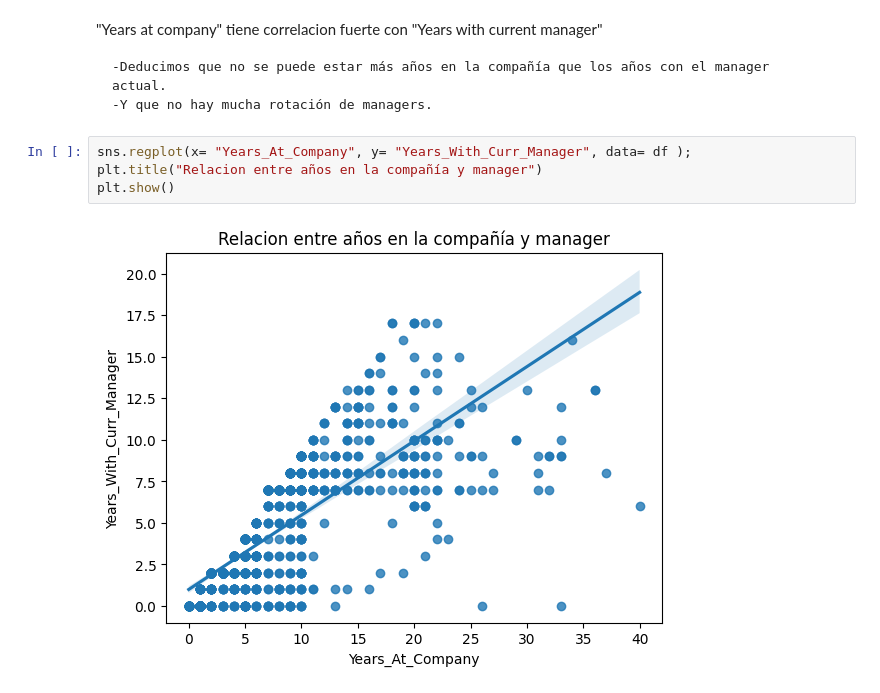
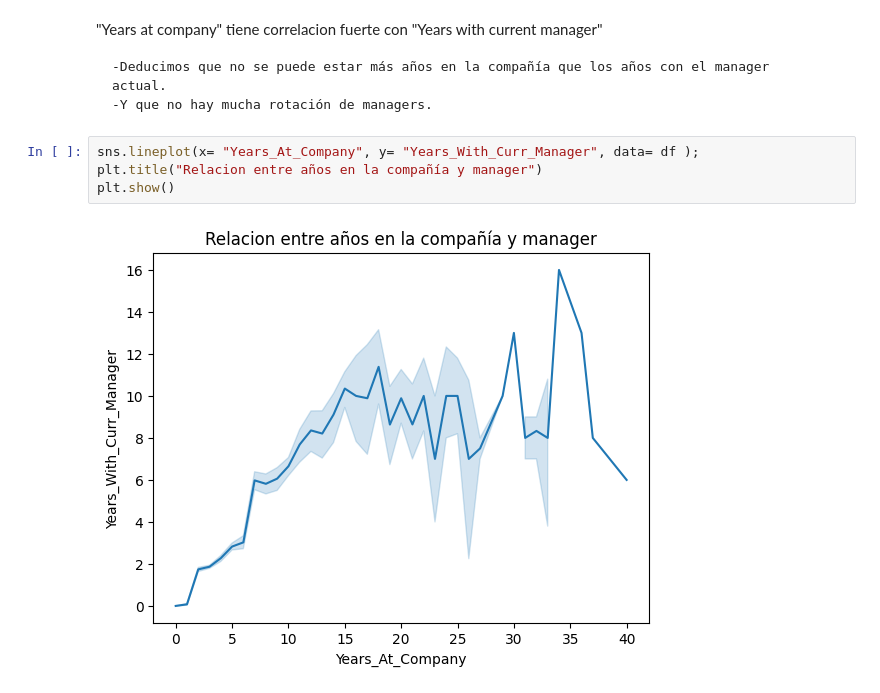
Before and after one commit to nuriancg/project-da-promo-H-module-3-team-1, a Jupyter notebook: Fase4_abTesting.ipynb, the cells around one changed output. Saved outputs shown, nothing was run; the diff lists cells and outputs as text.

```diff
--- a/Fase4_abTesting.ipynb
+++ b/Fase4_abTesting.ipynb
@@ -445,8 +472,8 @@ sns.lineplot(data=df, x='Job_Level', y='Total_Working_Years', ax =axes[1])
     -Deducimos que no se puede estar más años en la compañía que los años con el manager actual.
     -Y que no hay mucha rotación de managers.
 # %%
-sns.regplot(x= "Years_At_Company", y= "Years_With_Curr_Manager", data= df );
+sns.lineplot(x= "Years_At_Company", y= "Years_With_Curr_Manager", data= df );
 plt.title("Relacion entre años en la compañía y manager")
 plt.show()
 # %% [output]
-[figure, old version]
+[figure, new version]
```
Also changed, not shown: parts of 8 cells of this notebook.
